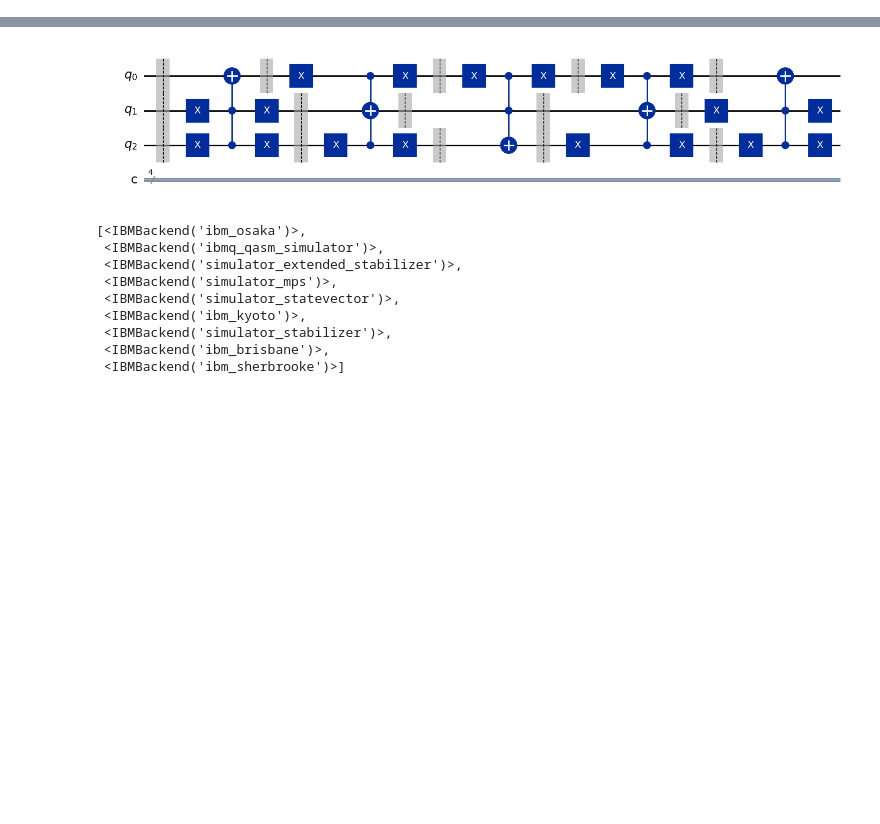
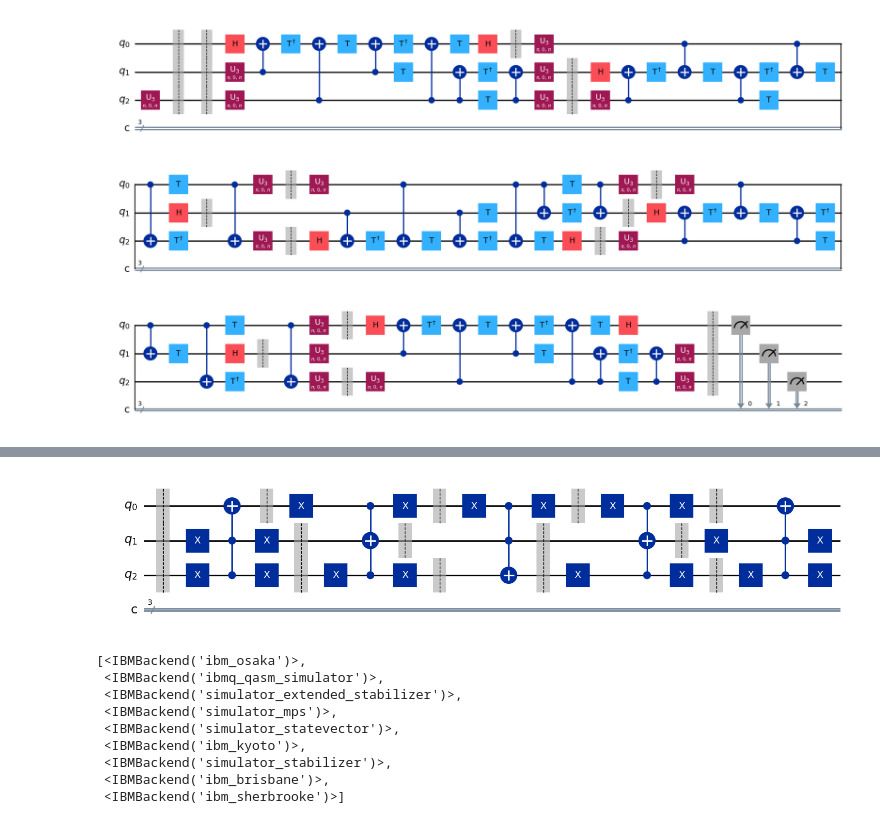
Before and after one commit to GiulianoWasHere/QuL, a Jupyter notebook: circuitTest.ipynb, the cells around one changed output, grey strips where cells are left out. Saved outputs shown, nothing was run; the diff lists cells and outputs as text; code cells hidden in the pictures; blank space fills up the shorter version.

Commit message:
Circuits Test

```diff
--- a/circuitTest.ipynb
+++ b/circuitTest.ipynb
@@ -85,3 +85,33 @@ x q[2];
 
 """
 circuit = QuantumCircuit.from_qasm_str(qasm)
+# %%
+n = 3
+num_circs = 2**n
+circuits = []
+q_regs = qk.QuantumRegister(n, 'q')
+c_regs = qk.ClassicalRegister(n, 'c')
+#make circuits
+for i in range(num_circs):
+    total_circ = qk.QuantumCircuit(q_regs, c_regs)
+    #prepare initial state
+    bitstring = format(i,'b').zfill(n)
+    idx = 0
+    for bit in bitstring[::-1]:
+    #for bit in bitstring:
+        if (bit == '1'):
+            total_circ.x(idx)
+        idx += 1
+    total_circ.barrier()
+    #add cooling circuits
+    #total_circ.compose(circuit, qubits=[q_regs[0],q_regs[1],q_regs[2]], inplace=True)
+    total_circ.compose(circuit, inplace=True)
+    #total_circ.compose(cooling_circuit, qubits=[q_regs[0],q_regs[1],q_regs[2],q_regs[3],q_regs[4]], inplace=True)
+    #add measurement
+    total_circ.barrier()
+    total_circ.measure(range(n), c_regs)
+    circuits.append(total_circ)
+
+circuits[4].decompose().draw("mpl")
+# %% [output]
+[figure, added]
```
Also changed, not shown: parts of 5 cells of this notebook, 2 other files.
